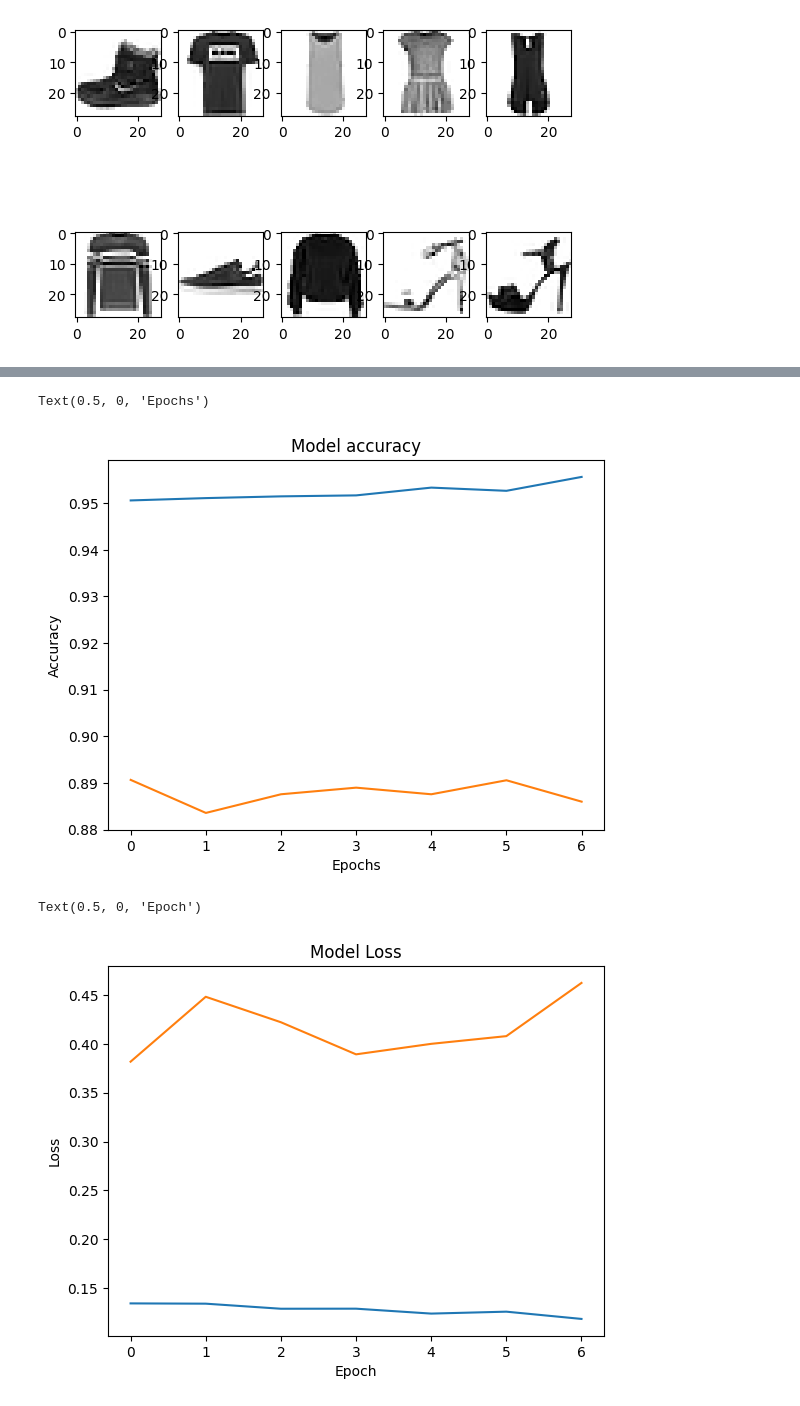
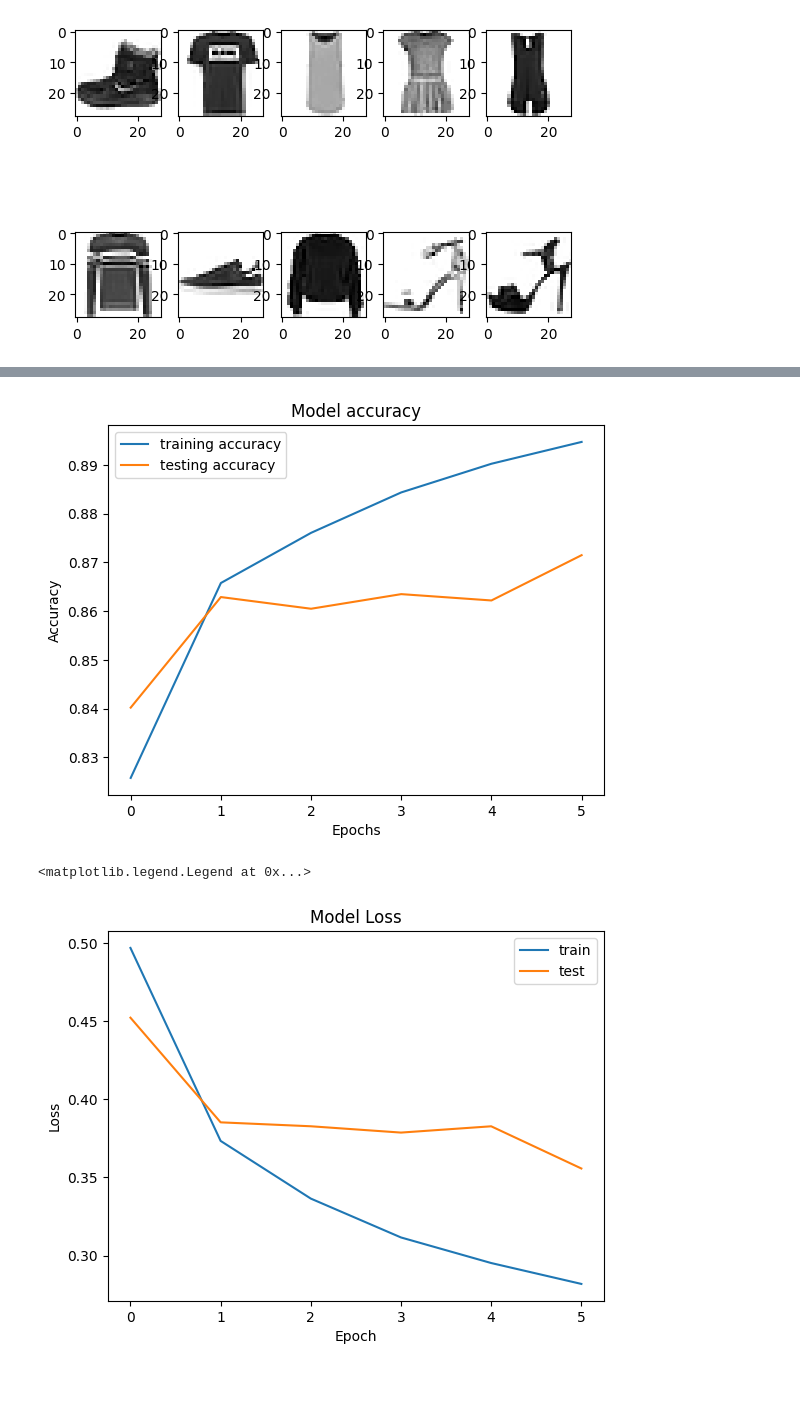
Before and after one commit to juneedpk/vscode-jupyter, a Jupyter notebook: tensorflow/fmnist.ipynb, the cells around one changed output, grey strips where cells are left out. Saved outputs shown, nothing was run; the diff lists cells and outputs as text; code cells hidden in the pictures.

```diff
--- a/tensorflow/fmnist.ipynb
+++ b/tensorflow/fmnist.ipynb
@@ -36,5 +43,5 @@ model = tf.keras.models.Sequential([tf.keras.layers.Flatten(input_shape=(28,28))
 model.compile(optimizer='adam', loss='sparse_categorical_crossentropy', metrics=['accuracy'])
 # %%
 #running the model
-hs = model.fit(train_images,train_labels, epochs=7, validation_split=0.2)
+hs = model.fit(train_images,train_labels, epochs=6,validation_data=(test_images,test_labels))
 # %% [output]
@@ -60,18 +65,20 @@ model.evaluate(test_images, test_labels, verbose=2)
 # %%
-plt.plot(hs.history['accuracy'])
-plt.plot(hs.history['val_accuracy'])
+plt.plot(hs.history['accuracy'],label='training accuracy')
+plt.plot(hs.history['val_accuracy'],label='testing accuracy')
 plt.title('Model accuracy')
 plt.ylabel('Accuracy')
 plt.xlabel('Epochs')
+plt.legend()
+plt.show()
 # %% [output]
-Text(0.5, 0, 'Epochs')
-[figure, old version]
+[figure, new version]
 # %%
-plt.plot(hs.history['loss'])
-plt.plot(hs.history['val_loss'])
+plt.plot(hs.history['loss'],label='train')
+plt.plot(hs.history['val_loss'],label='test')
 plt.title('Model Loss')
 plt.ylabel('Loss')
 plt.xlabel('Epoch')
+plt.legend()
 # %% [output]
-Text(0.5, 0, 'Epoch')
+<matplotlib.legend.Legend at 0x...>
-[figure, old version]
+[figure, new version]
```
Also changed, not shown: parts of 3 cells of this notebook.
